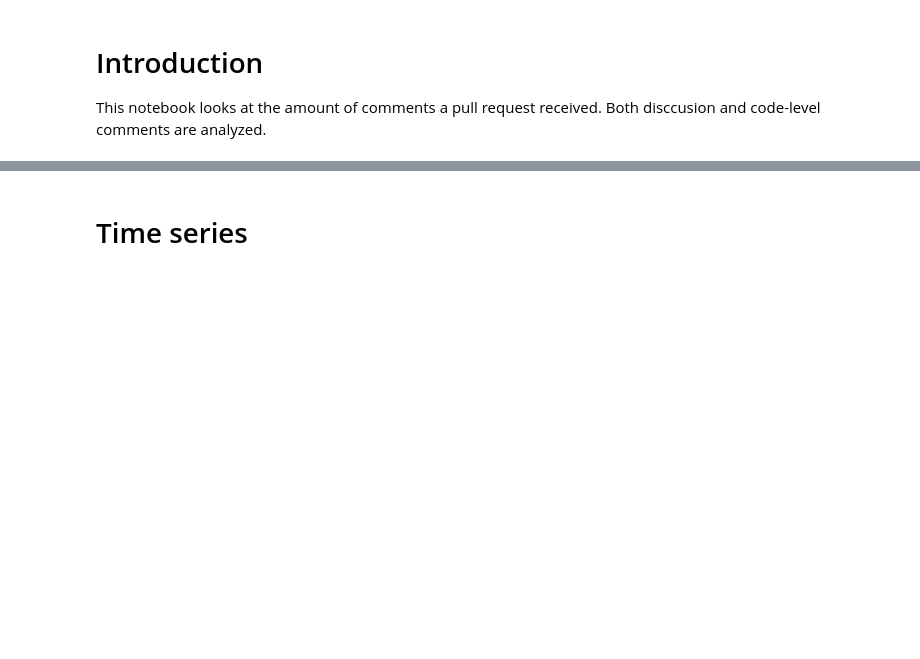
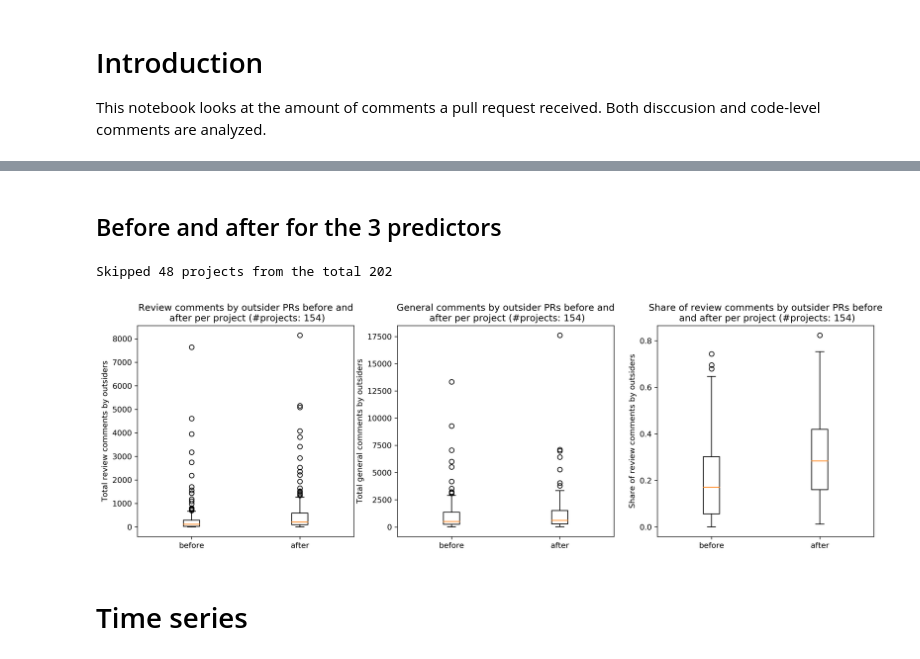
Before and after one commit to TheDutchDevil/code_reviews, a Jupyter notebook: analysis/share_of_comments.ipynb, the cells around one changed output, grey strips where cells are left out. Drawn from its saved outputs; the diff is of its cells as text; code cells hidden in the pictures; blank space fills up the shorter version.

```diff
--- a/analysis/share_of_comments.ipynb
+++ b/analysis/share_of_comments.ipynb
@@ -262,3 +373,47 @@ Ttest_relResult(statistic=-5.869848336639523, pvalue=2.2317912451459622e-07)
+# %% [markdown]
+## Before and after for the 3 predictors
+# %%
+import matplotlib.pyplot as plt
+import seaborn as sn
+import numpy as np
+
+plt.rcParams['figure.dpi'] = 300
+
+print("Skipped {} projects from the total {}".format(skipped, len(projects)))
+
+plt.figure(figsize=(17,5))
+
+ax = plt.subplot(1, 3, 1)
+
+plt.title("Review comments by outsider PRs before and\n after per project (#projects: {})".
+          format(len(total_review_comments_outsider_per_project_before)))
+plt.ylabel("Total review comments by outsiders")
+
+plt.boxplot([total_review_comments_outsider_per_project_before, total_review_comments_outsider_per_project_after])
+plt.xticks(np.arange(2) + 1, ["before", "after"])
+
+plt.subplot(1, 3, 2)
+
+plt.title("General comments by outsider PRs before and\n after per project (#projects: {})".
+          format(len(total_general_comments_outsider_pr_project_before)))
+plt.ylabel("Total general comments by outsiders")
+
+plt.boxplot([total_general_comments_outsider_pr_project_before, total_general_comments_outsider_pr_project_after])
+plt.xticks(np.arange(2) + 1, ["before", "after"])
+
+plt.subplot(1, 3, 3)
+
+plt.title("Share of review comments by outsider PRs before\n and after per project (#projects: {})".
+          format(len(share_review_comments_outsider_pr_project_before)))
+plt.ylabel("Share of review comments by outsiders")
+
+plt.boxplot([share_review_comments_outsider_pr_project_before, share_review_comments_outsider_pr_project_after])
+plt.xticks(np.arange(2) + 1, ["before", "after"])
+
+plt.show()
+# %% [output]
+Skipped 48 projects from the total 202
+[figure, added]
 # %% [markdown]
 
 
```
Also changed, not shown: parts of 12 cells of this notebook, 4 other files.
